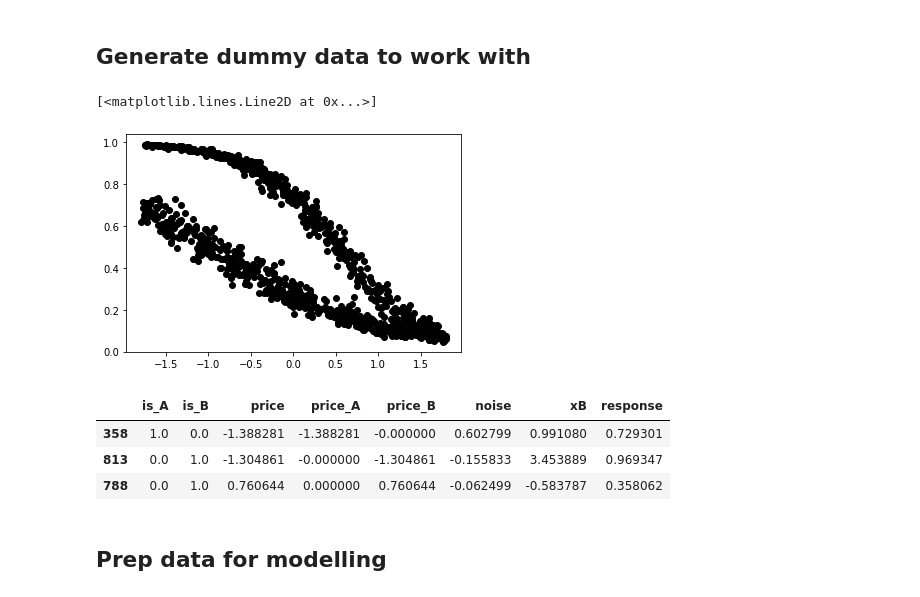
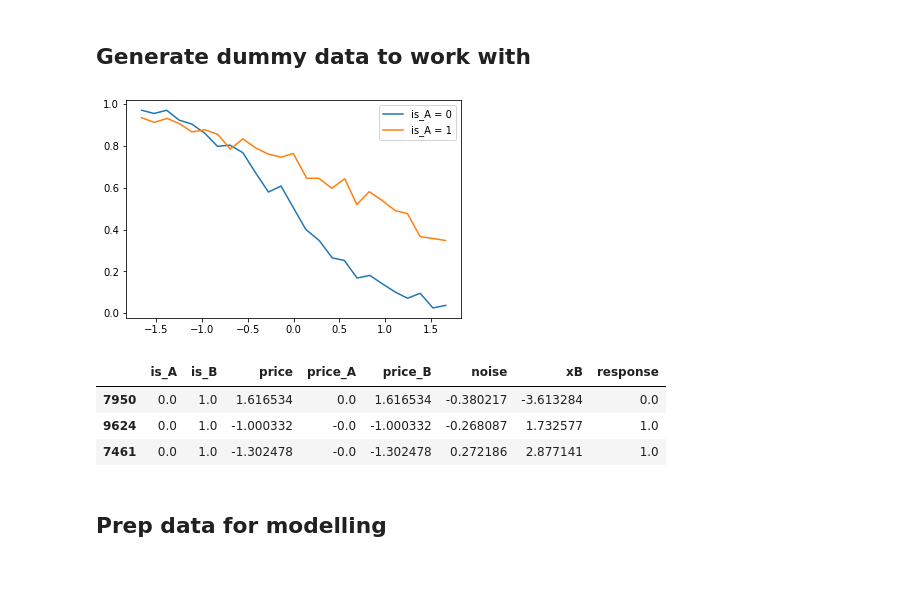
Before and after one commit to spmita/bid-response-nn, a Jupyter notebook: bid_response_scratch.ipynb, the cells around one changed output. Cells and saved outputs as stored; diff of their text form; code cells hidden in the pictures.

Commit message:
Made response binary (not probability) in generated dummy data; added perforance vs logistic section

```diff
--- a/bid_response_scratch.ipynb
+++ b/bid_response_scratch.ipynb
@@ -22,13 +24,13 @@ from sklearn.model_selection import train_test_split
 ## Generate dummy data to work with
 # %%
 data_params = {
-    'intercept_A': -1,
-    'intercept_B': 1,
-    'price_slope_A': -1,
+    'intercept_A':1,
+    'intercept_B':0,
+    'price_slope_A':-1,
     'price_slope_B':-2,
     'pct_A':0.5,
     'noise_sd':0.2,
-    'num_rows':1000,
+    'num_rows':10000,
     'price_min':1,
     'price_max':100
 }
@@ -43,12 +45,18 @@ price_B = is_B * price
 noise = rng.normal(0, data_params['noise_sd'], data_params['num_rows'])
 xB = is_A*data_params['intercept_A'] + is_B*data_params['intercept_B'] \
     + price_A*data_params['price_slope_A'] + price_B*data_params['price_slope_B'] + noise
-response = 1 / ( 1 + np.exp(-1*xB))
+probs = 1 / ( 1 + np.exp(-1*xB))
+response = rng.binomial(1, probs)
 # %%
-plt.plot(price, response, 'o', color='black')
+g = pd.DataFrame({'price':price.reshape(-1),'response':response, 'is_A':is_A})
+g['price_cat'] = pd.cut(price.reshape(-1), 25)
+gg = g.groupby(['price_cat','is_A']).mean().reset_index()
+for i in gg['is_A'].unique():
+    plt.plot('price','response', data=gg[gg['is_A']==i], label='is_A = ' + str(i))
+plt.legend()
+plt.show()
 # %% [output]
-[<matplotlib.lines.Line2D at 0x...>]
-[figure, old version]
+[figure, new version]
 # %%
 a = np.column_stack((is_A, is_B, price, price_A, price_B, noise, xB, response))
 # %%
@@ -57,9 +65,9 @@ df = pd.DataFrame(a, columns=['is_A', 'is_B', 'price', 'price_A', 'price_B', 'no
 df.sample(3)
 # %% [output]
 |  | is_A | is_B | price | price_A | price_B | noise | xB | response |
-| 358 | 1.0 | 0.0 | -1.388281 | -1.388281 | -0.000000 | 0.602799 | 0.991080 | 0.729301 |
-| 813 | 0.0 | 1.0 | -1.304861 | -0.000000 | -1.304861 | -0.155833 | 3.453889 | 0.969347 |
-| 788 | 0.0 | 1.0 | 0.760644 | 0.000000 | 0.760644 | -0.062499 | -0.583787 | 0.358062 |
+| 7950 | 0.0 | 1.0 | 1.616534 | 0.0 | 1.616534 | -0.380217 | -3.613284 | 0.0 |
+| 9624 | 0.0 | 1.0 | -1.000332 | -0.0 | -1.000332 | -0.268087 | 1.732577 | 1.0 |
+| 7461 | 0.0 | 1.0 | -1.302478 | -0.0 | -1.302478 | 0.272186 | 2.877141 | 1.0 |
 # %% [markdown]
 ## Prep data for modelling
 # %% [markdown]
```
Also changed, not shown: parts of 31 cells of this notebook.
